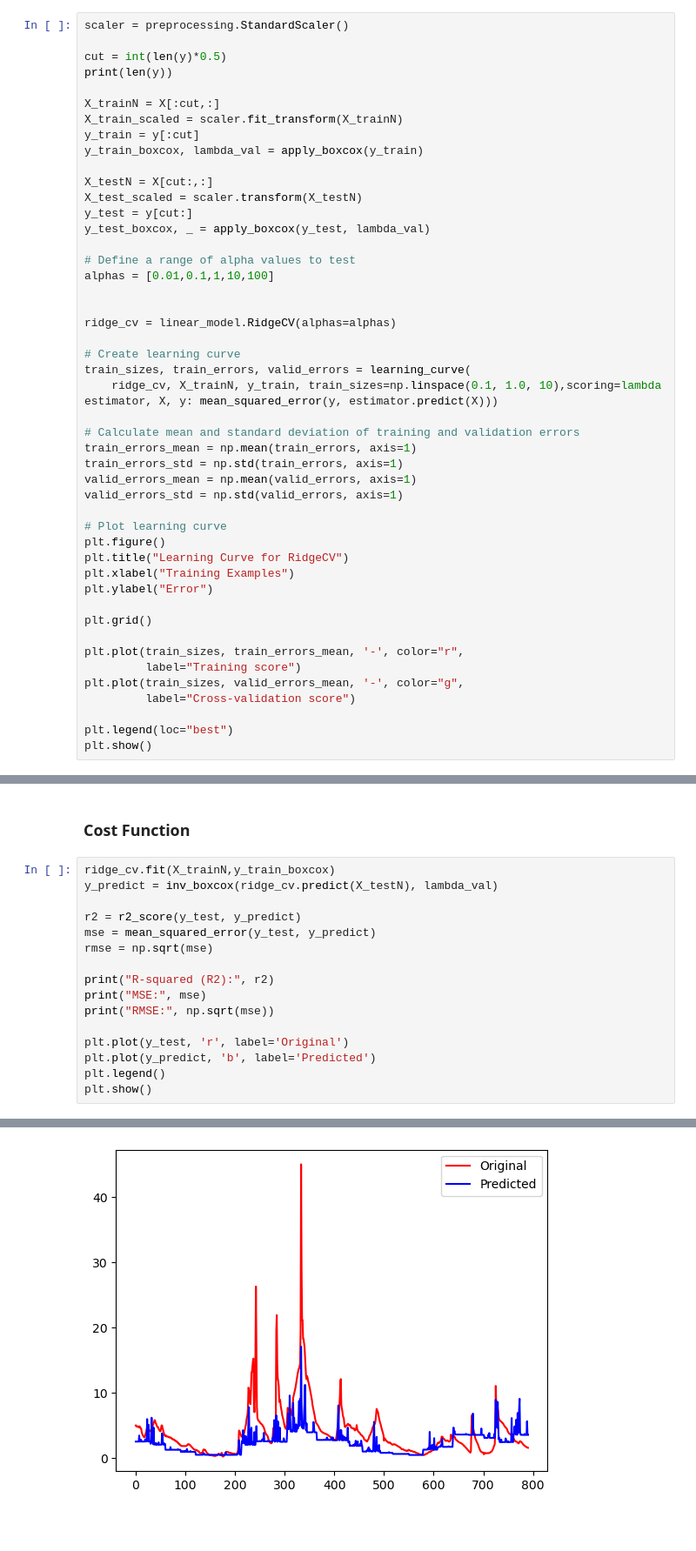
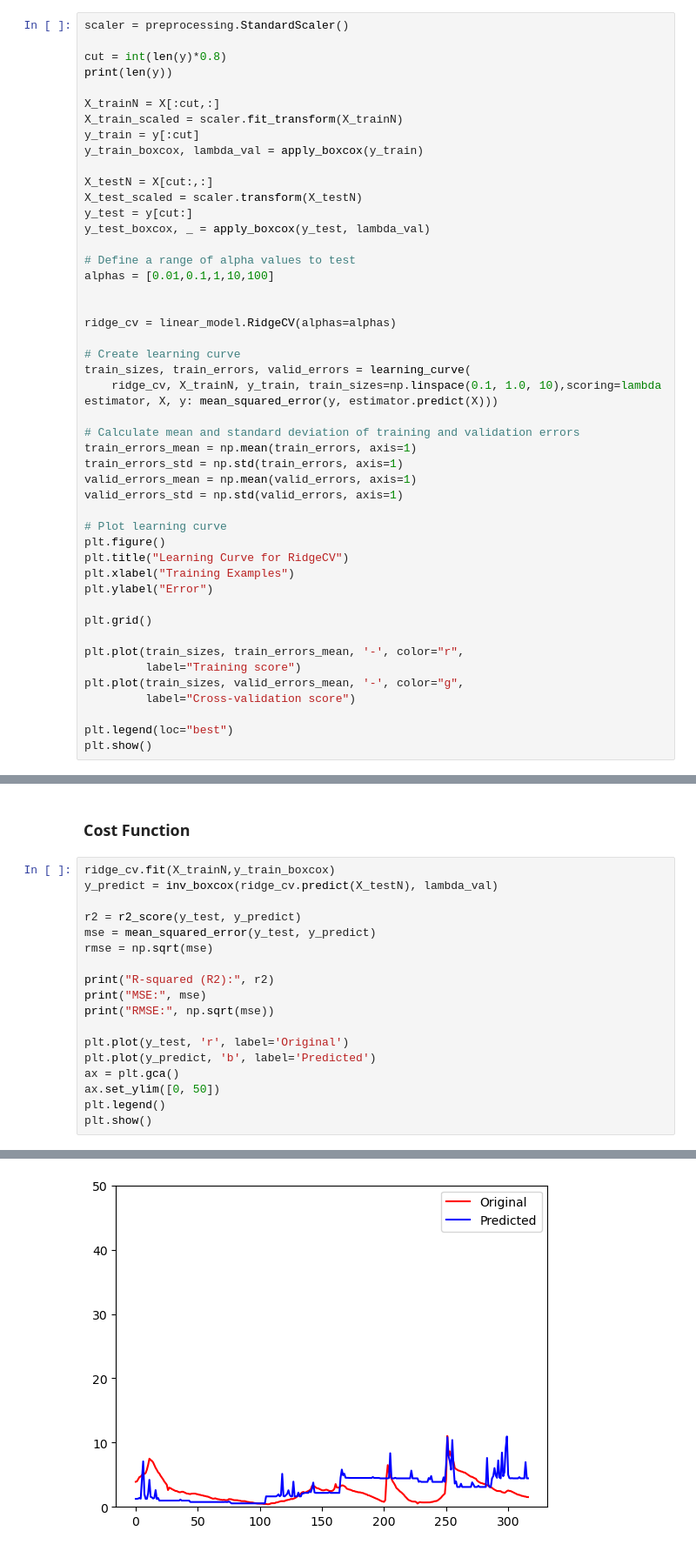
Before and after one commit to Barb02/TAA_ForecastingRiverDischarge, a Jupyter notebook: withoutRD.ipynb, the cells around one changed output, grey strips where cells are left out. Shown: that part at 87% size. Saved outputs shown, nothing was run; the diff lists cells and outputs as text; blank space fills up the shorter version.

```diff
--- a/withoutRD.ipynb
+++ b/withoutRD.ipynb
@@ -41,7 +41,7 @@ def apply_boxcox(y, lambda_val=0):
 # %%
 scaler = preprocessing.StandardScaler()
 
-cut = int(len(y)*0.5)
+cut = int(len(y)*0.8)
 print(len(y))
 
 X_trainN = X[:cut,:]
@@ -104,6 +104,8 @@ print("RMSE:", np.sqrt(mse))
 
 plt.plot(y_test, 'r', label='Original')
 plt.plot(y_predict, 'b', label='Predicted')
+ax = plt.gca()
+ax.set_ylim([0, 50])
 plt.legend()
 plt.show()
 # %% [output]
@@ -113 +115 @@ RMSE: 3.4521269469679745
-[figure, old version]
+[figure, new version]
```
Also changed, not shown: parts of 2 cells of this notebook, 3 other files.
